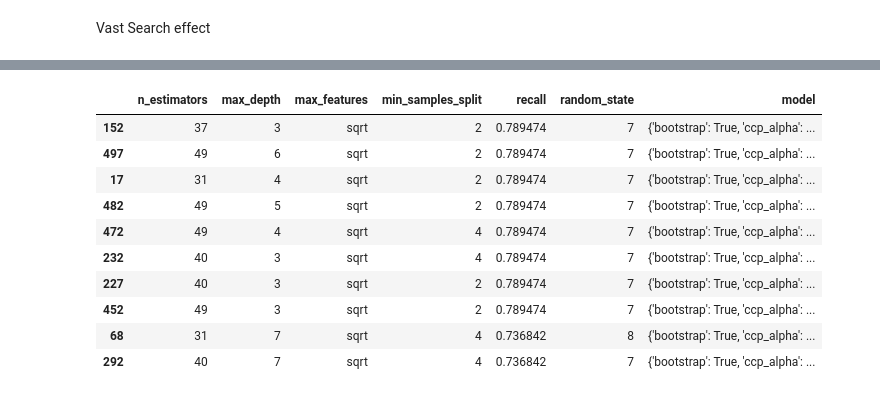
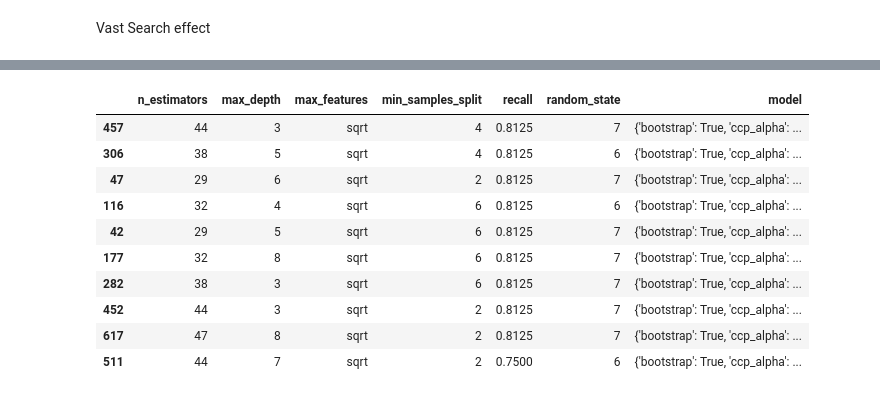
Before and after one commit to PabloSoligo2014/3670-UNLaM-CD, a Jupyter notebook: 06_Others/VastSearchEffect.ipynb, the cells around one changed output, grey strips where cells are left out. Cells and saved outputs as stored; diff of their text form; code cells hidden in the pictures.

```diff
--- a/06_Others/VastSearchEffect.ipynb
+++ b/06_Others/VastSearchEffect.ipynb
@@ -46,11 +46,12 @@ df
 100 rows × 41 columns
 # %%
 #40	7	sqrt	4	0.736842	7
-clf = RandomForestClassifier(n_estimators=40,
+#44	7	sqrt	2 6
+clf = RandomForestClassifier(n_estimators=44,
                             max_depth=7,
                             max_features='sqrt',
-                            min_samples_split=4,
-                            random_state=7)
+                            min_samples_split=2,
+                            random_state=6)
 clf.fit(X_train, y_train)
 y_pred = clf.predict(X_test)
 or_recall = recall_score(y_test, y_pred)
@@ -136,9 +137,8 @@ X = df.drop("target", axis=1)
 y = df["target"]
 X_train, X_test, y_train, y_test = train_test_split(X, y, random_state=4, test_size=0.3)
 
-
-n_estimators = range(31, 51, 3)
-max_depth = range(3, 8)
+n_estimators = range(29, 49, 3)
+max_depth = range(3, 9)
 max_features = ['sqrt']
 min_samples_split = range(2, 8, 2)
 random_state = [5,6,7,8,9]
@@ -171,3 +171,4 @@ for n_estimators, max_depth, max_features, min_samples_split, random_state in co
                 "model": clf.get_params()})
 
 df_results = pd.DataFrame(scores)
+df_results.sort_values(by="recall", ascending=False).iloc[0:20]#!/usr/bin/env python3
@@ -174,14 +193,14 @@ df_results = pd.DataFrame(scores)
 # %%
-df_results.sort_values(by="recall", ascending=False).iloc[40:50]#!/usr/bin/env python3
+df_results.sort_values(by="recall", ascending=False).iloc[80:90]#!/usr/bin/env python3
 # %% [output]
 |  | n_estimators | max_depth | max_features | min_samples_split | recall | random_state | model |
-| 152 | 37 | 3 | sqrt | 2 | 0.789474 | 7 | {'bootstrap': True, 'ccp_alpha': ... |
-| 497 | 49 | 6 | sqrt | 2 | 0.789474 | 7 | {'bootstrap': True, 'ccp_alpha': ... |
-| 17 | 31 | 4 | sqrt | 2 | 0.789474 | 7 | {'bootstrap': True, 'ccp_alpha': ... |
-| 482 | 49 | 5 | sqrt | 2 | 0.789474 | 7 | {'bootstrap': True, 'ccp_alpha': ... |
-| 472 | 49 | 4 | sqrt | 4 | 0.789474 | 7 | {'bootstrap': True, 'ccp_alpha': ... |
-| 232 | 40 | 3 | sqrt | 4 | 0.789474 | 7 | {'bootstrap': True, 'ccp_alpha': ... |
-| 227 | 40 | 3 | sqrt | 2 | 0.789474 | 7 | {'bootstrap': True, 'ccp_alpha': ... |
-| 452 | 49 | 3 | sqrt | 2 | 0.789474 | 7 | {'bootstrap': True, 'ccp_alpha': ... |
-| 68 | 31 | 7 | sqrt | 4 | 0.736842 | 8 | {'bootstrap': True, 'ccp_alpha': ... |
-| 292 | 40 | 7 | sqrt | 4 | 0.736842 | 7 | {'bootstrap': True, 'ccp_alpha': ... |
+| 457 | 44 | 3 | sqrt | 4 | 0.8125 | 7 | {'bootstrap': True, 'ccp_alpha': ... |
+| 306 | 38 | 5 | sqrt | 4 | 0.8125 | 6 | {'bootstrap': True, 'ccp_alpha': ... |
+| 47 | 29 | 6 | sqrt | 2 | 0.8125 | 7 | {'bootstrap': True, 'ccp_alpha': ... |
+| 116 | 32 | 4 | sqrt | 6 | 0.8125 | 6 | {'bootstrap': True, 'ccp_alpha': ... |
+| 42 | 29 | 5 | sqrt | 6 | 0.8125 | 7 | {'bootstrap': True, 'ccp_alpha': ... |
+| 177 | 32 | 8 | sqrt | 6 | 0.8125 | 7 | {'bootstrap': True, 'ccp_alpha': ... |
+| 282 | 38 | 3 | sqrt | 6 | 0.8125 | 7 | {'bootstrap': True, 'ccp_alpha': ... |
+| 452 | 44 | 3 | sqrt | 2 | 0.8125 | 7 | {'bootstrap': True, 'ccp_alpha': ... |
+| 617 | 47 | 8 | sqrt | 2 | 0.8125 | 7 | {'bootstrap': True, 'ccp_alpha': ... |
+| 511 | 44 | 7 | sqrt | 2 | 0.7500 | 6 | {'bootstrap': True, 'ccp_alpha': ... |
```
Also changed, not shown: parts of 4 cells of this notebook, 1 other file.
